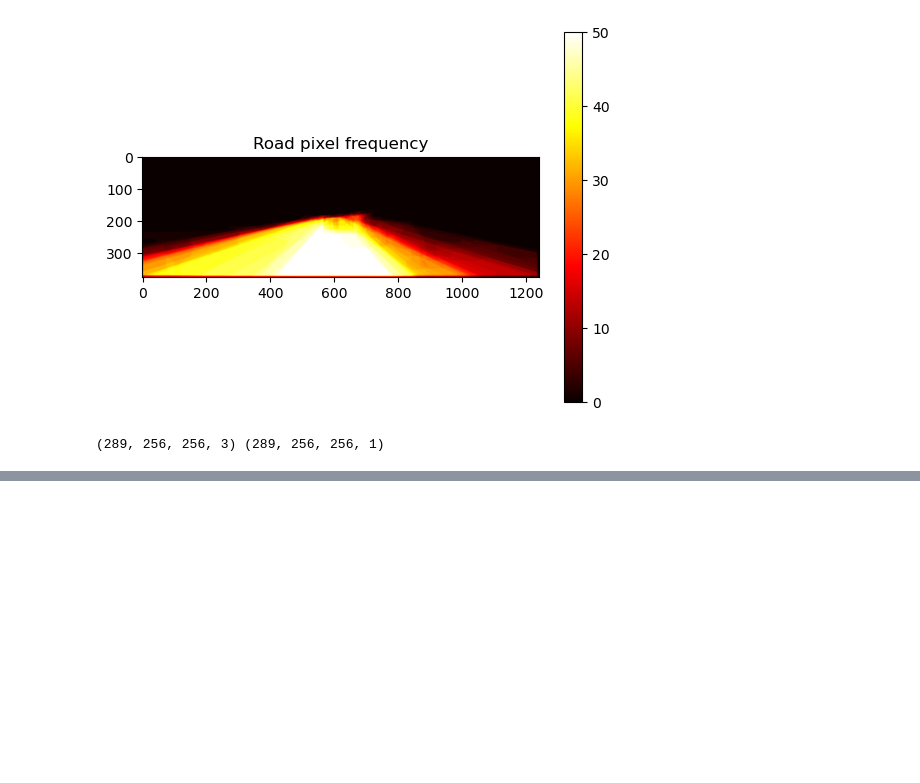
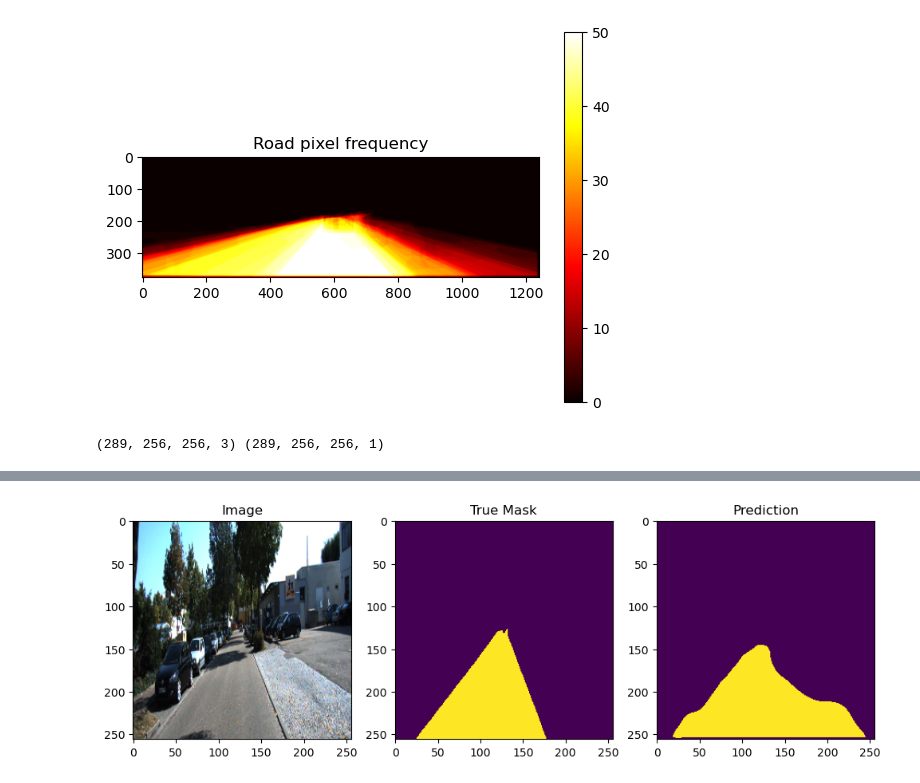
Before and after one commit to nasim-raj-laskar/Sagemaker-Lane-Segmentation, a Jupyter notebook: notebook/lane-seg-main.ipynb, the cells around one changed output, grey strips where cells are left out. Drawn from its saved outputs; the diff is of its cells as text; code cells hidden in the pictures; blank space fills up the shorter version.

```diff
--- a/notebook/lane-seg-main.ipynb
+++ b/notebook/lane-seg-main.ipynb
@@ -176,7 +175,7 @@ def load_sample(img_name):
     mask = road.astype(np.float32)
 
     img = cv2.resize(img,(IMG_SIZE,IMG_SIZE))
-    mask = cv2.resize(mask,(IMG_SIZE,IMG_SIZE))
+    mask = cv2.resize(mask, (IMG_SIZE, IMG_SIZE), interpolation=cv2.INTER_NEAREST)
 
     mask = np.expand_dims(mask,axis=-1)
 
@@ -314,0 +365,15 @@ plt.show()
+# %%
+idx = 9
+pred = model.predict(X_val[idx:idx+1])[0]
+plt.figure(figsize=(12,4))
+plt.subplot(1,3,1)
+plt.imshow(X_val[idx])
+plt.title("Image")
+plt.subplot(1,3,2)
+plt.imshow(Y_val[idx].squeeze())
+plt.title("True Mask")
+plt.subplot(1,3,3)
+plt.imshow(pred.squeeze() > 0.5)
+plt.title("Prediction")
+plt.show()
+# %% [output]
@@ -315 +381,2 @@ plt.show()
+[figure, added]
 # %%
```
Also changed, not shown: parts of 17 cells of this notebook, 2 other files.
